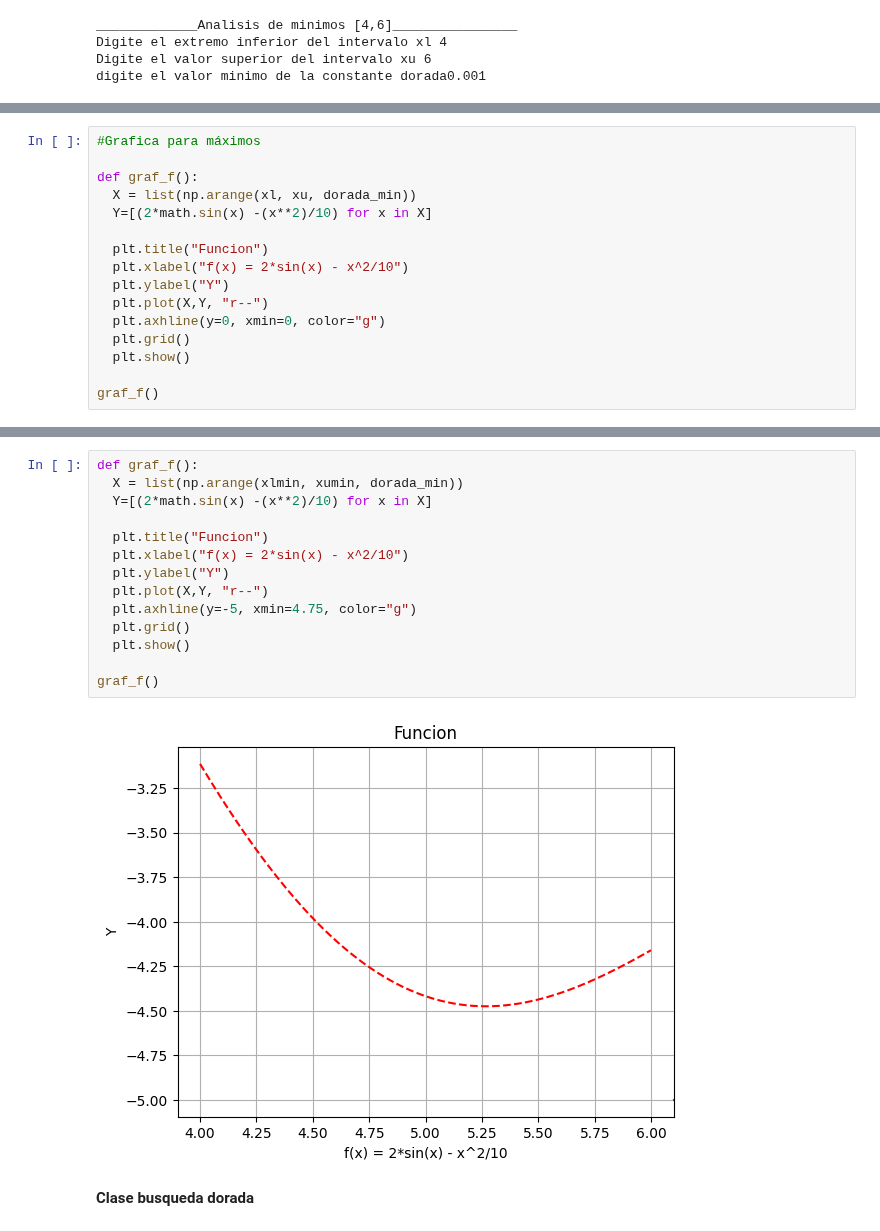
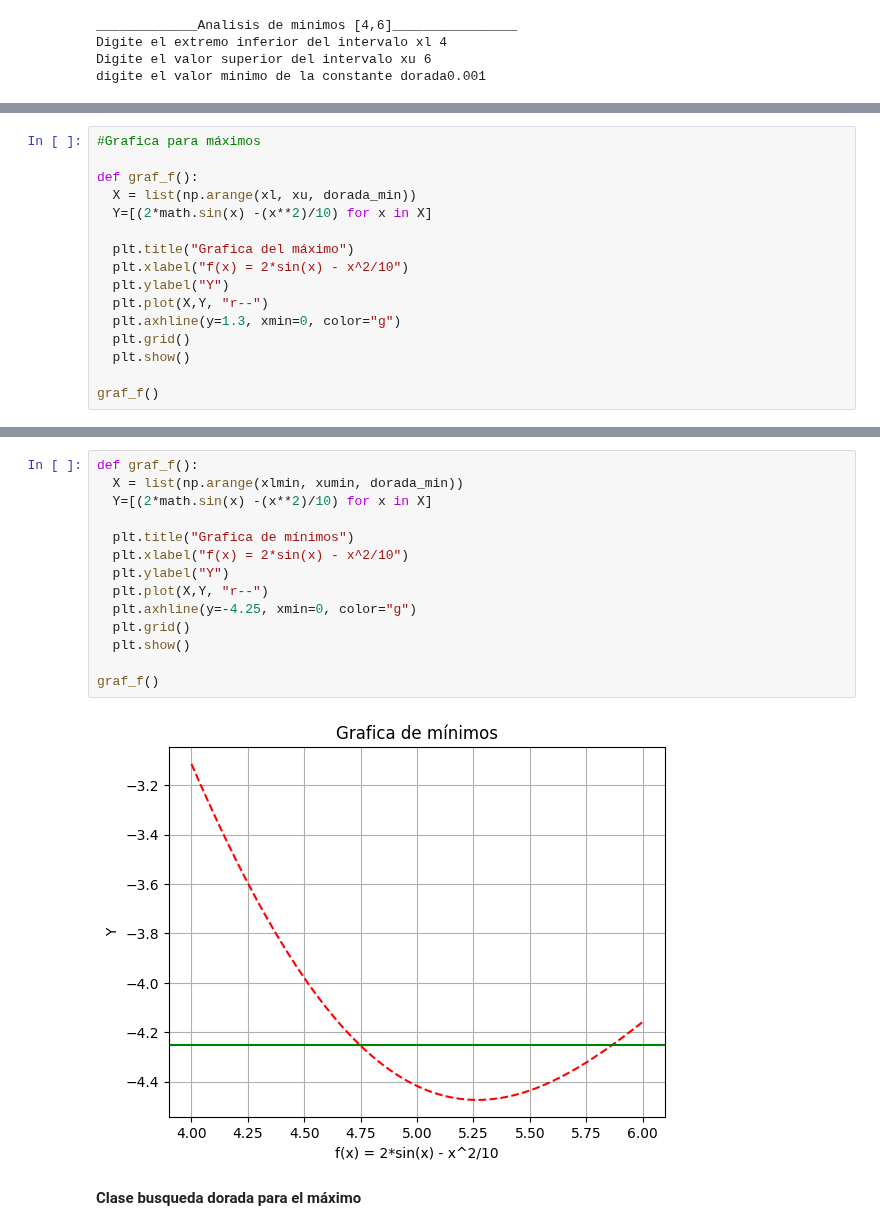
Before and after one commit to soyudea/Optimizacion, a Jupyter notebook: BusquedDorada.ipynb, the cells around one changed output, grey strips where cells are left out. Drawn from its saved outputs; the diff is of its cells as text.

```diff
--- a/BusquedDorada.ipynb
+++ b/BusquedDorada.ipynb
@@ -57,11 +59,11 @@ def graf_f():
   X = list(np.arange(xl, xu, dorada_min))
   Y=[(2*math.sin(x) -(x**2)/10) for x in X]
 
-  plt.title("Funcion")
+  plt.title("Grafica del máximo")
   plt.xlabel("f(x) = 2*sin(x) - x^2/10")
   plt.ylabel("Y")
   plt.plot(X,Y, "r--")
-  plt.axhline(y=0, xmin=0, color="g")
+  plt.axhline(y=1.3, xmin=0, color="g")
   plt.grid()
   plt.show()
 
@@ -71,21 +73,21 @@ graf_f()
 # %%
 def graf_f():
   X = list(np.arange(xlmin, xumin, dorada_min))
   Y=[(2*math.sin(x) -(x**2)/10) for x in X]
 
-  plt.title("Funcion")
+  plt.title("Grafica de mínimos")
   plt.xlabel("f(x) = 2*sin(x) - x^2/10")
   plt.ylabel("Y")
   plt.plot(X,Y, "r--")
-  plt.axhline(y=-5, xmin=4.75, color="g")
+  plt.axhline(y=-4.25, xmin=0, color="g")
   plt.grid()
   plt.show()
 
 graf_f()
 # %% [output]
-[figure, old version]
+[figure, new version]
 # %% [markdown]
-**Clase busqueda dorada**
+**Clase busqueda dorada para el máximo**
 # %%
 class BusquedaDoradaMax:
 
```
Also changed, not shown: parts of 11 cells of this notebook.
